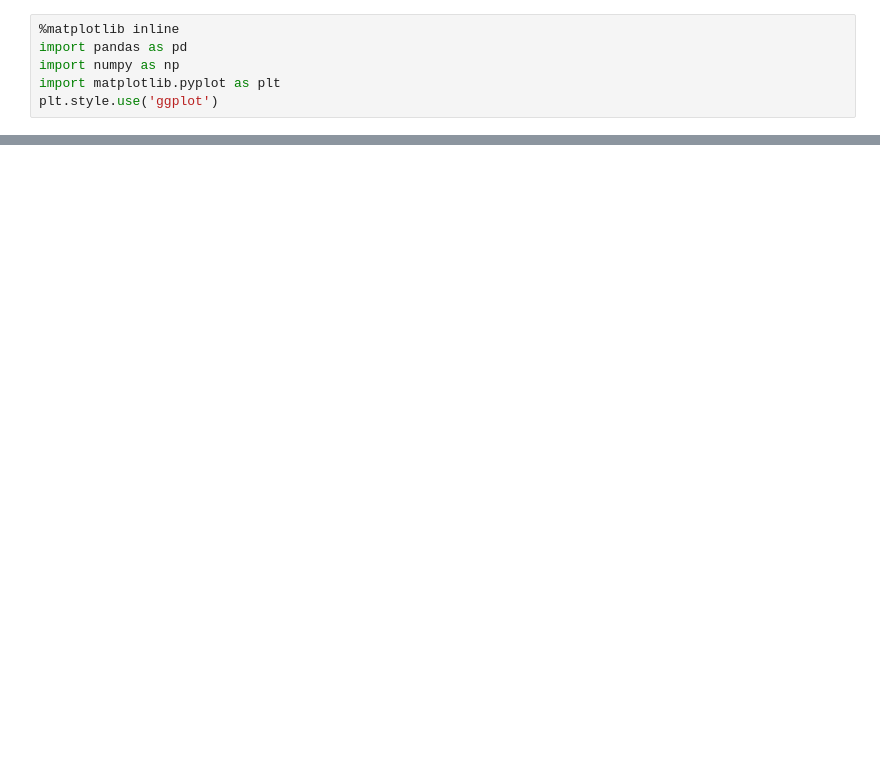
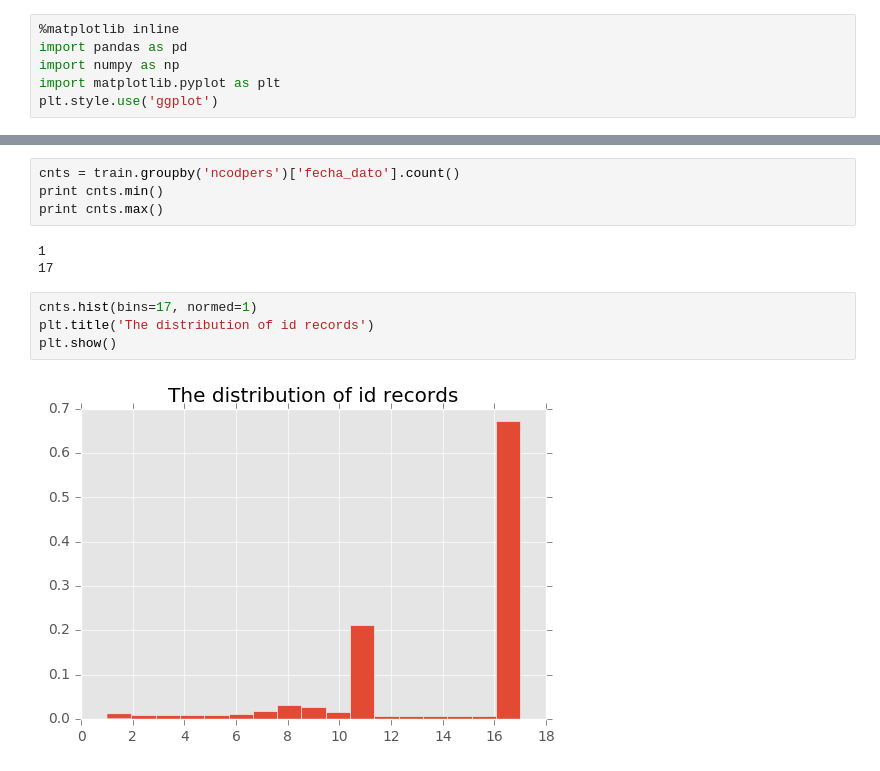
Before and after one commit to MedAlyH/Santander-Product-Recommendation, a Jupyter notebook: notebook/EAD.ipynb, the cells around one changed output, grey strips where cells are left out. Saved outputs shown, nothing was run; the diff lists cells and outputs as text; blank space fills up the shorter version.

```diff
--- a/notebook/EAD.ipynb
+++ b/notebook/EAD.ipynb
@@ -37,0 +66,13 @@ memory usage: 4.9+ GB
+# %%
+cnts = train.groupby('ncodpers')['fecha_dato'].count()
+print cnts.min()
+print cnts.max()
+# %% [output]
+1
+17
+# %%
+cnts.hist(bins=17, normed=1)
+plt.title('The distribution of id records')
+plt.show()
+# %% [output]
+[figure, added]
```
Also changed, not shown: parts of 26 cells of this notebook.
